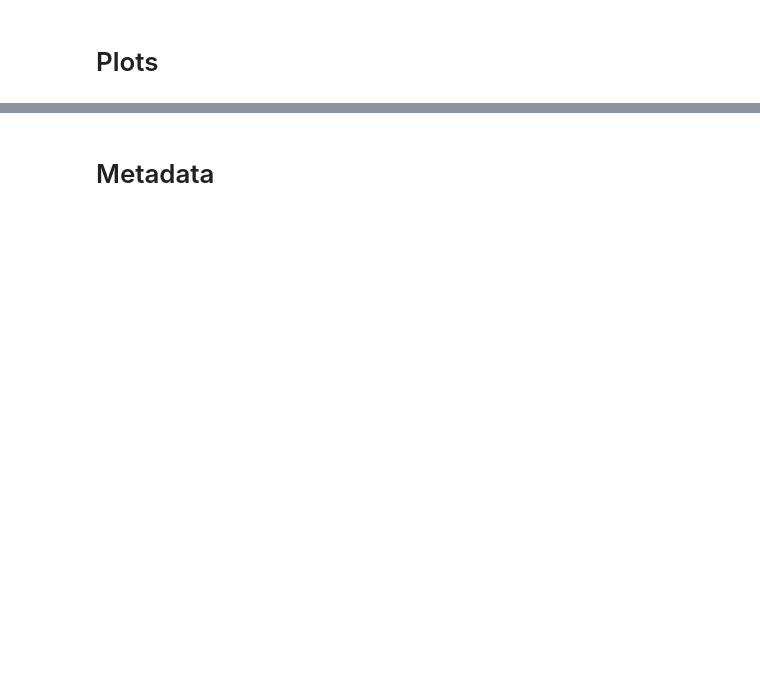
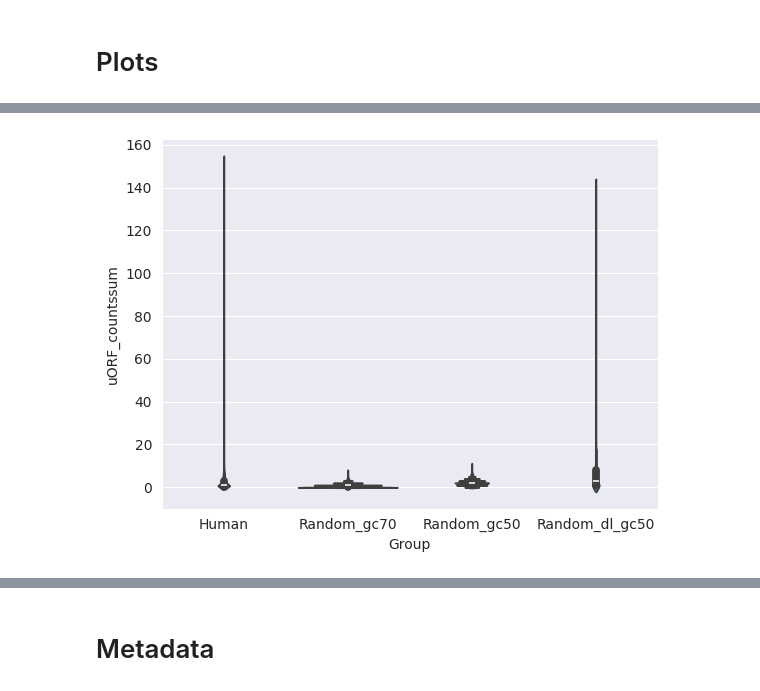
Before and after one commit to jechochamber/Bachelor, a Jupyter notebook: test.ipynb, the cells around one changed output, grey strips where cells are left out. Saved outputs shown, nothing was run; the diff lists cells and outputs as text; code cells hidden in the pictures; blank space fills up the shorter version.

```diff
--- a/test.ipynb
+++ b/test.ipynb
@@ -76 +118,6 @@ seqs
+# %%
+# uORF Anzahl(Summe aus allen reading frames)
+sns.violinplot(data=seqs,x='Group',y='uORF_countssum');
+# %% [output]
+[figure, added]
 # %%
```
Also changed, not shown: parts of 36 cells of this notebook, 3 other files.
